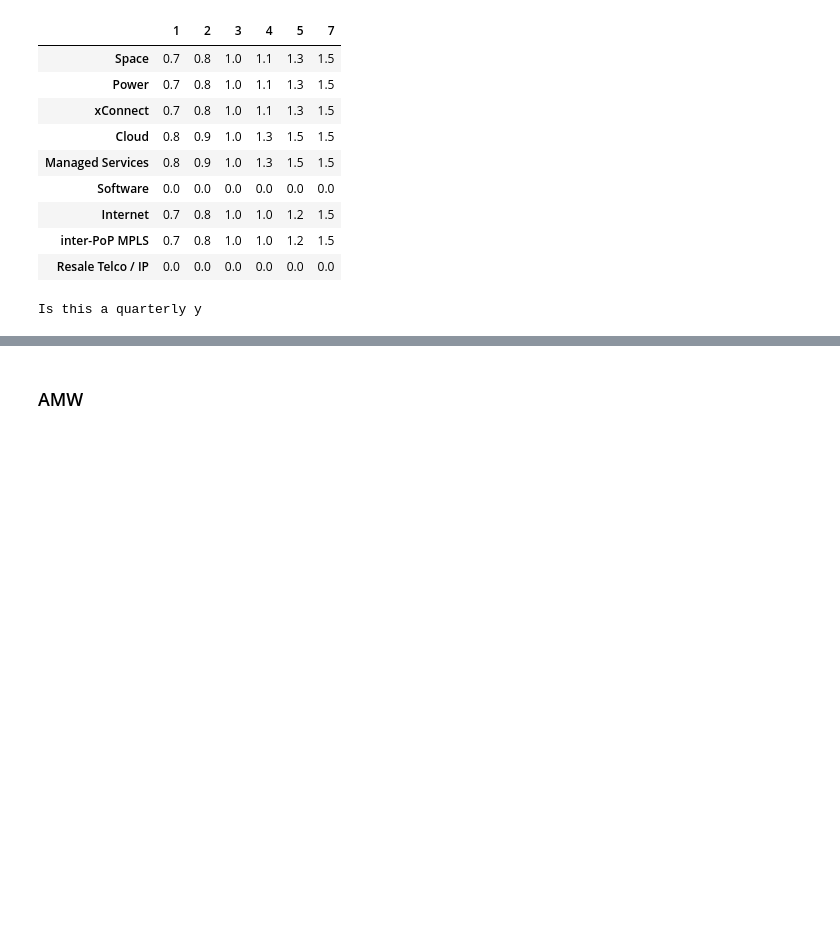
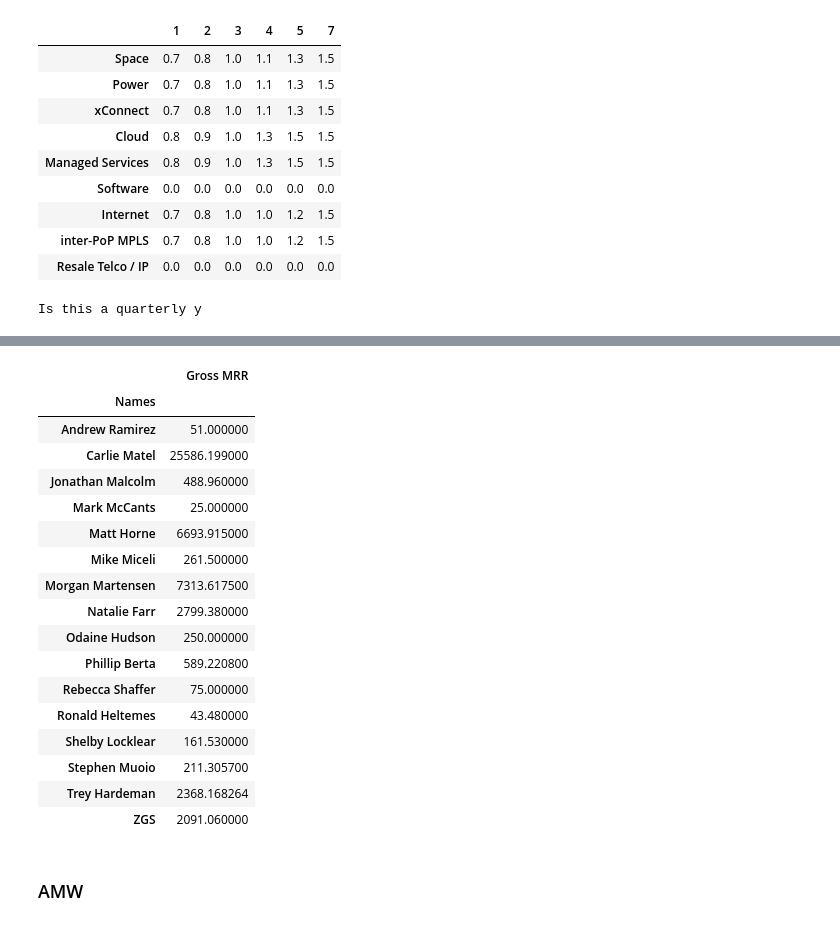
Before and after one commit to maxca17/DB_Commissions, a Jupyter notebook: Commishes/Main/Main.ipynb, the cells around one changed output, grey strips where cells are left out. Saved outputs shown, nothing was run; the diff lists cells and outputs as text; code cells hidden in the pictures; blank space fills up the shorter version.

```diff
--- a/Commishes/Main/Main.ipynb
+++ b/Commishes/Main/Main.ipynb
@@ -171,0 +176,21 @@ Trey_Hardeman = ep1[ep1['Salesman'] == 'Andrew Lewis']
+# %%
+msdata.groupby(['Names']).sum()
+# %% [output]
+|  | Gross MRR |
+| Names |  |
+| Andrew Ramirez | 51.000000 |
+| Carlie Matel | 25586.199000 |
+| Jonathan Malcolm | 488.960000 |
+| Mark McCants | 25.000000 |
+| Matt Horne | 6693.915000 |
+| Mike Miceli | 261.500000 |
+| Morgan Martensen | 7313.617500 |
+| Natalie Farr | 2799.380000 |
+| Odaine Hudson | 250.000000 |
+| Phillip Berta | 589.220800 |
+| Rebecca Shaffer | 75.000000 |
+| Ronald Heltemes | 43.480000 |
+| Shelby Locklear | 161.530000 |
+| Stephen Muoio | 211.305700 |
+| Trey Hardeman | 2368.168264 |
+| ZGS | 2091.060000 |
```
Also changed, not shown: parts of 101 cells of this notebook, 10 other files.
